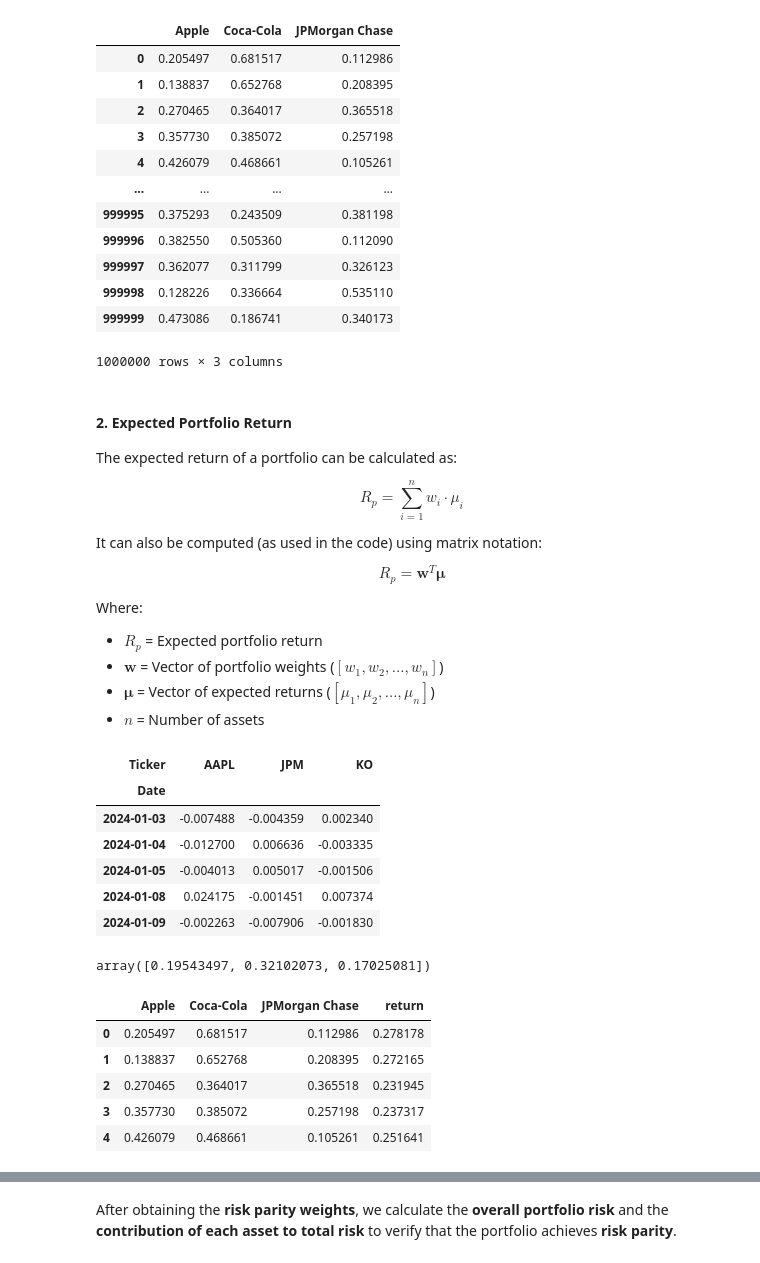
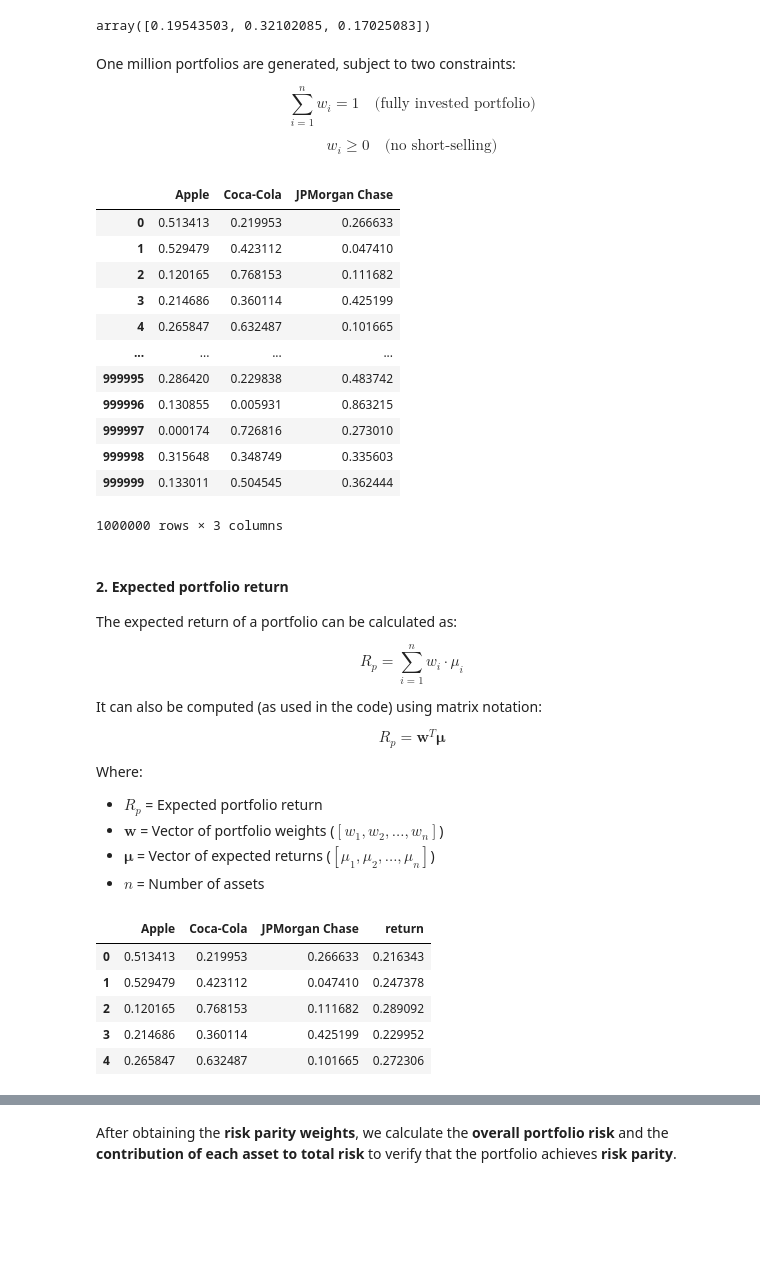
Before and after one commit to lethinhatha3105/GSoC_2026, a Jupyter notebook: test_porfolio_optimization.ipynb, the cells around one changed output, grey strips where cells are left out. Saved outputs shown, nothing was run; the diff lists cells and outputs as text; code cells hidden in the pictures; blank space fills up the shorter version.

```diff
--- a/test_porfolio_optimization.ipynb
+++ b/test_porfolio_optimization.ipynb
@@ -52,36 +72,52 @@ data.head()
+# %%
+# Calculate the mean return for each asset
+mean_returns = returns.mean().values * 252 # Annualize the mean returns
+mean_returns
+# %% [output]
+array([0.19543503, 0.32102085, 0.17025083])
+# %% [markdown]
+One million portfolios are generated, subject to two constraints:
+
+$$
+\sum_{i=1}^{n} w_i = 1 \quad \text{(fully invested portfolio)}
+$$
+
+$$
+w_i \ge 0 \quad \text{(no short-selling)}
+$$
 # %%
 # Number of portfolios
-n_porfolios = 1000000
+n_portfolios = 1000000
 
-# Number of assets in each portfolio
+# Define assets
 n_assets = len(tickers)
 asset_names = ['Apple', 'Coca-Cola', 'JPMorgan Chase']
 
 # Generate random weights for each portfolio
-weights = np.random.random((n_porfolios, n_assets))
+weights = np.random.random((n_portfolios, n_assets))
 
 # Normalize the weights (so that the sum of each portfolio equals 1)
 weights = weights / weights.sum(axis=1, keepdims=True)
 
 # Create a DataFrame
-porfolios = pd.DataFrame(weights, columns=asset_names)
-porfolios
+portfolios = pd.DataFrame(weights, columns=asset_names)
+portfolios
 # %% [output]
 |  | Apple | Coca-Cola | JPMorgan Chase |
-| 0 | 0.205497 | 0.681517 | 0.112986 |
-| 1 | 0.138837 | 0.652768 | 0.208395 |
-| 2 | 0.270465 | 0.364017 | 0.365518 |
-| 3 | 0.357730 | 0.385072 | 0.257198 |
-| 4 | 0.426079 | 0.468661 | 0.105261 |
+| 0 | 0.513413 | 0.219953 | 0.266633 |
+| 1 | 0.529479 | 0.423112 | 0.047410 |
+| 2 | 0.120165 | 0.768153 | 0.111682 |
+| 3 | 0.214686 | 0.360114 | 0.425199 |
+| 4 | 0.265847 | 0.632487 | 0.101665 |
 | ... | ... | ... | ... |
-| 999995 | 0.375293 | 0.243509 | 0.381198 |
-| 999996 | 0.382550 | 0.505360 | 0.112090 |
-| 999997 | 0.362077 | 0.311799 | 0.326123 |
-| 999998 | 0.128226 | 0.336664 | 0.535110 |
-| 999999 | 0.473086 | 0.186741 | 0.340173 |
+| 999995 | 0.286420 | 0.229838 | 0.483742 |
+| 999996 | 0.130855 | 0.005931 | 0.863215 |
+| 999997 | 0.000174 | 0.726816 | 0.273010 |
+| 999998 | 0.315648 | 0.348749 | 0.335603 |
+| 999999 | 0.133011 | 0.504545 | 0.362444 |
 1000000 rows × 3 columns
 # %% [markdown]
-#### 2. Expected Portfolio Return
+#### 2. Expected portfolio return
 
 The expected return of a portfolio can be calculated as:
 
@@ -100,33 +136,15 @@ Where:
 - $\mathbf{w}$ = Vector of portfolio weights ($[w_1, w_2, ..., w_n]$)
 - $\boldsymbol{\mu}$ = Vector of expected returns ($[\mu_1, \mu_2, ..., \mu_n]$)
 - $n$ = Number of assets
-# %%
-# Calculate daily returns from price data
-returns = data.pct_change().dropna()
-returns.head()
-# %% [output]
-| Ticker | AAPL | JPM | KO |
-| Date |  |  |  |
-| 2024-01-03 | -0.007488 | -0.004359 | 0.002340 |
-| 2024-01-04 | -0.012700 | 0.006636 | -0.003335 |
-| 2024-01-05 | -0.004013 | 0.005017 | -0.001506 |
-| 2024-01-08 | 0.024175 | -0.001451 | 0.007374 |
-| 2024-01-09 | -0.002263 | -0.007906 | -0.001830 |
-# %%
-# Calculate the mean return for each asset
-mean_returns = returns.mean().values * 252 # Annualize the mean returns
-mean_returns
-# %% [output]
-array([0.19543497, 0.32102073, 0.17025081])
 # %%
 # Calculate the expected return for each portfolio
-porfolios["return"] = weights @ mean_returns
-porfolios.head()
+portfolios["return"] = weights @ mean_returns
+portfolios.head()
 # %% [output]
 |  | Apple | Coca-Cola | JPMorgan Chase | return |
-| 0 | 0.205497 | 0.681517 | 0.112986 | 0.278178 |
-| 1 | 0.138837 | 0.652768 | 0.208395 | 0.272165 |
-| 2 | 0.270465 | 0.364017 | 0.365518 | 0.231945 |
-| 3 | 0.357730 | 0.385072 | 0.257198 | 0.237317 |
-| 4 | 0.426079 | 0.468661 | 0.105261 | 0.251641 |
+| 0 | 0.513413 | 0.219953 | 0.266633 | 0.216343 |
+| 1 | 0.529479 | 0.423112 | 0.047410 | 0.247378 |
+| 2 | 0.120165 | 0.768153 | 0.111682 | 0.289092 |
+| 3 | 0.214686 | 0.360114 | 0.425199 | 0.229952 |
+| 4 | 0.265847 | 0.632487 | 0.101665 | 0.272306 |
 # %% [markdown]
```
Also changed, not shown: parts of 25 cells of this notebook.
